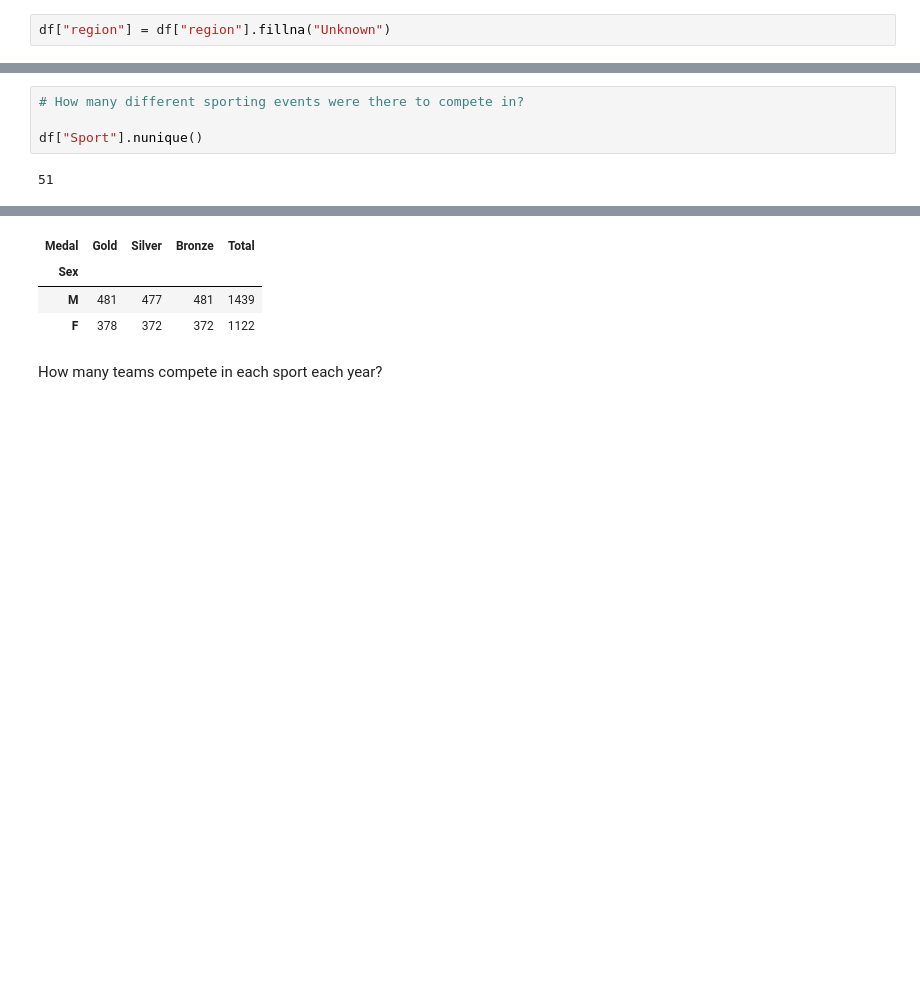
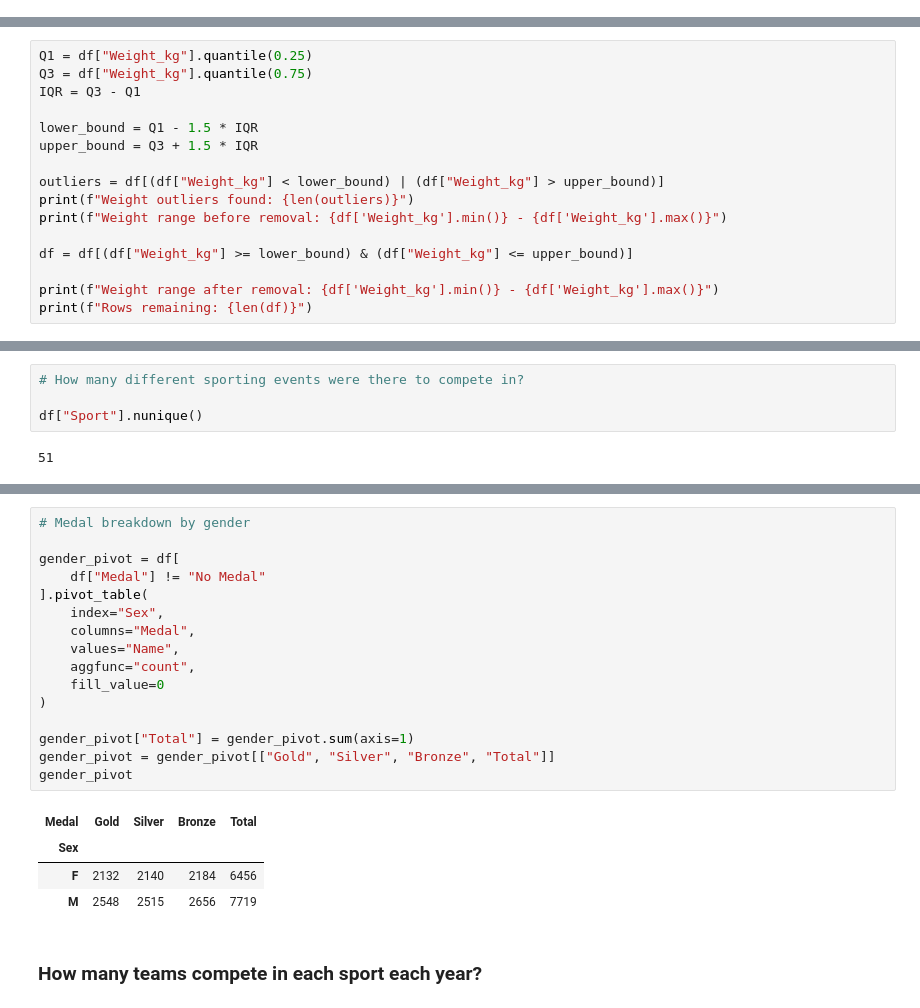
Before and after one commit to aramsay1026/ad450-data-analysis-project, a Jupyter notebook: notebooks/olympic_data.ipynb, the cells around one changed output, grey strips where cells are left out. Drawn from its saved outputs; the diff is of its cells as text; blank space fills up the shorter version.

```diff
--- a/notebooks/olympic_data.ipynb
+++ b/notebooks/olympic_data.ipynb
@@ -218,5 +262,3 @@ region        0
 Weight_lbs    0
 Height_in     0
 dtype: int64
-# %%
-df["region"] = df["region"].fillna("Unknown")
@@ -256,0 +279,16 @@ np.int64(0)
+# %%
+Q1 = df["Weight_kg"].quantile(0.25)
+Q3 = df["Weight_kg"].quantile(0.75)
+IQR = Q3 - Q1
+
+lower_bound = Q1 - 1.5 * IQR
+upper_bound = Q3 + 1.5 * IQR
+
+outliers = df[(df["Weight_kg"] < lower_bound) | (df["Weight_kg"] > upper_bound)]
+print(f"Weight outliers found: {len(outliers)}")
+print(f"Weight range before removal: {df['Weight_kg'].min()} - {df['Weight_kg'].max()}")
+
+df = df[(df["Weight_kg"] >= lower_bound) & (df["Weight_kg"] <= upper_bound)]
+
+print(f"Weight range after removal: {df['Weight_kg'].min()} - {df['Weight_kg'].max()}")
+print(f"Rows remaining: {len(df)}")
@@ -480,13 +562,28 @@ winter_pivot
 | Kazakhstan | 0 | 1 | 3 | 4 |
 | Belgium | 0 | 0 | 1 | 1 |
 # %%
+# Medal breakdown by gender
+
+gender_pivot = df[
+    df["Medal"] != "No Medal"
+].pivot_table(
+    index="Sex",
+    columns="Medal",
+    values="Name",
+    aggfunc="count",
+    fill_value=0
+)
+
+gender_pivot["Total"] = gender_pivot.sum(axis=1)
+gender_pivot = gender_pivot[["Gold", "Silver", "Bronze", "Total"]]
+gender_pivot
 # %% [output]
 | Medal | Gold | Silver | Bronze | Total |
 | Sex |  |  |  |  |
-| M | 481 | 477 | 481 | 1439 |
-| F | 378 | 372 | 372 | 1122 |
+| F | 2132 | 2140 | 2184 | 6456 |
+| M | 2548 | 2515 | 2656 | 7719 |
 # %% [markdown]
-How many teams compete in each sport each year?
+### How many teams compete in each sport each year?
 # %%
 # summer
 
```
Also changed, not shown: parts of 29 cells of this notebook, 2 other files.
